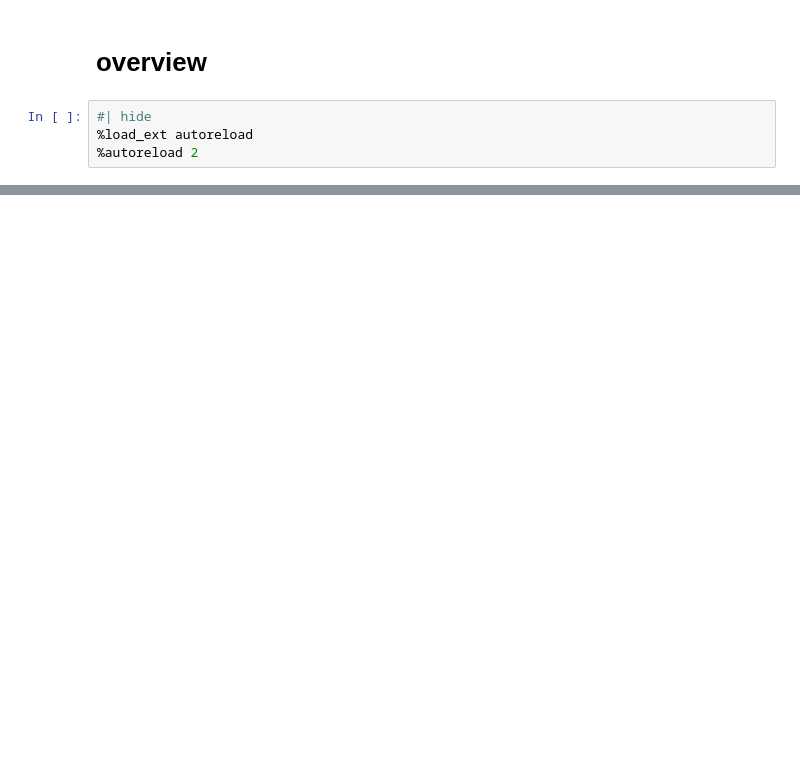
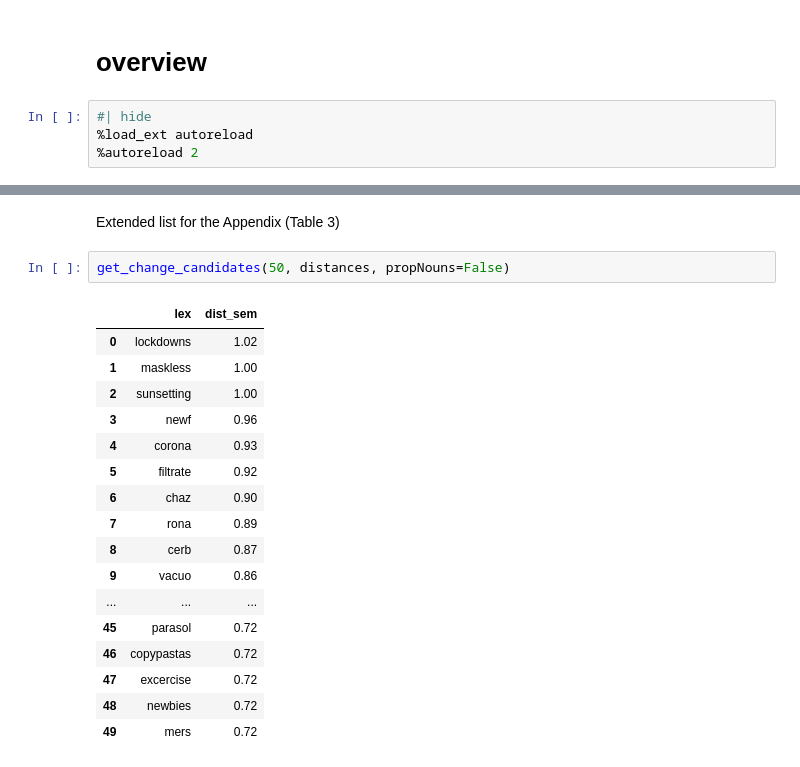
Before and after one commit to wuqui/socsemvar, a Jupyter notebook: nbs/00_overview.ipynb, the cells around one changed output, grey strips where cells are left out. Drawn from its saved outputs; the diff is of its cells as text; blank space fills up the shorter version.

```diff
--- a/nbs/00_overview.ipynb
+++ b/nbs/00_overview.ipynb
@@ -29,0 +86,22 @@ get_fpaths_year('2019')
+# %% [markdown]
+Extended list for the Appendix (Table 3)
+# %%
+get_change_candidates(50, distances, propNouns=False)
+# %% [output]
+|  | lex | dist_sem |
+| 0 | lockdowns | 1.02 |
+| 1 | maskless | 1.00 |
+| 2 | sunsetting | 1.00 |
+| 3 | newf | 0.96 |
+| 4 | corona | 0.93 |
+| 5 | filtrate | 0.92 |
+| 6 | chaz | 0.90 |
+| 7 | rona | 0.89 |
+| 8 | cerb | 0.87 |
+| 9 | vacuo | 0.86 |
+| ... | ... | ... |
+| 45 | parasol | 0.72 |
+| 46 | copypastas | 0.72 |
+| 47 | excercise | 0.72 |
+| 48 | newbies | 0.72 |
+| 49 | mers | 0.72 |
```
Also changed, not shown: parts of 39 cells of this notebook, 26 other files.
